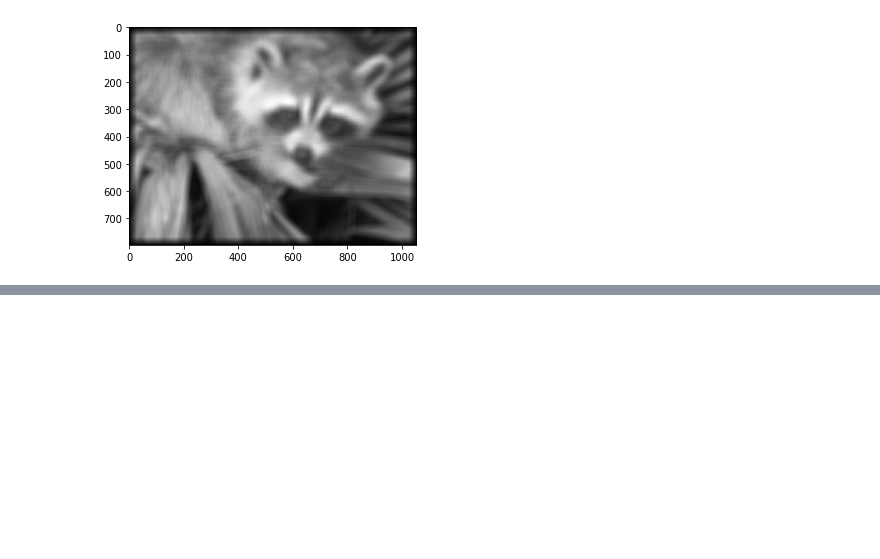
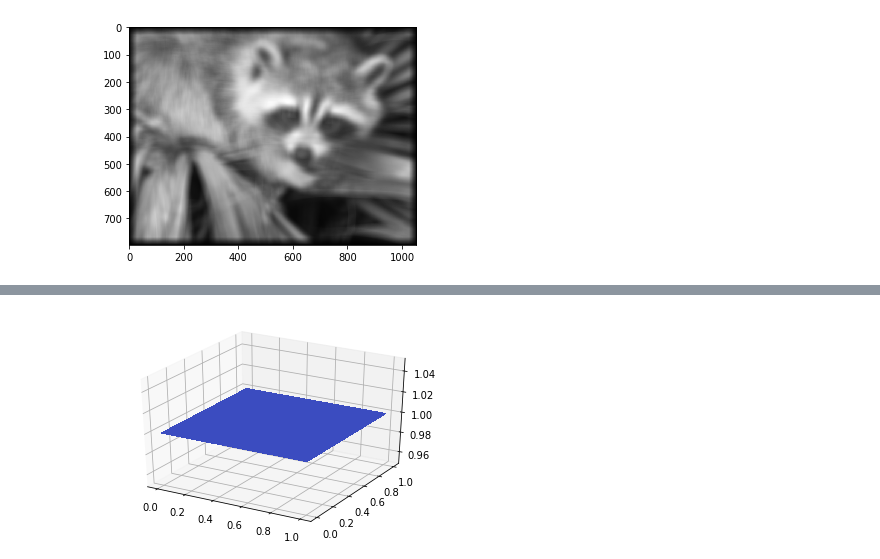
Before and after one commit to mlamoureux/Math502w19, a Jupyter notebook: Lecture18_Mar21.ipynb, the cells around one changed output, grey strips where cells are left out. Cells and saved outputs as stored; diff of their text form; code cells hidden in the pictures; blank space fills up the shorter version.

```diff
--- a/Lecture18_Mar21.ipynb
+++ b/Lecture18_Mar21.ipynb
@@ -221,11 +178,0 @@ plot(t,real(ahat(t)),t,imag(ahat(t)));
-# %%
-a = array([1,0,0,0,0,0,0,0,0,0,1]) # Two non-zero entries, separated by zeros
-
-def ahat(theta):
-    sum = 0
-    for k in range(len(a)):
-        sum = sum + a[k]*exp(2*pi*1j*theta*k)
-    return sum
-
-t = linspace(0,1,100)
-plot(t,real(ahat(t)),t,imag(ahat(t)));
@@ -234,11 +178,0 @@ plot(t,real(ahat(t)),t,imag(ahat(t)));
-# %%
-a = array([1,1,1,1,1,1,1,1,1,1,1,1,1,1,1,1,1,1])  ## A bunch of ones
-
-def ahat(theta):
-    sum = 0
-    for k in range(len(a)):
-        sum = sum + a[k]*exp(2*pi*1j*theta*k)
-    return sum
-
-t = linspace(0,1,100)
-plot(t,real(ahat(t)),t,imag(ahat(t)));
@@ -882,0 +327,25 @@ a
+# %%
+a = array([[1,0,0,0,0],[0,0,0,0,0],[0,0,0,0,0]])  # a delta pulse. A single one
+
+t1 = linspace(0,1,20);
+t2 = linspace(0,1,20)
+T1,T2 = meshgrid(t1,t2)
+Z = exp(-(X**2 + Y**2))
+ax.plot_wireframe(X,Y,Z);
+
+def ahat(theta1,theta2):
+    sum = 0
+    max_i = shape(a)[0]
+    max_j = shape(a)[1]
+    for i in range(max_i):
+        for j in range(max_j):
+            sum = sum + a[i,j]*exp(1j*tau*theta1*i)*exp(1j*tau*theta2*j)
+    return sum
+
+fig = figure()
+ax = fig.gca(projection='3d')
+
+ax.plot_surface(T1, T2, real(ahat(T1,T2)), cmap=cm.coolwarm,
+                       linewidth=0, antialiased=False);
+# %% [output]
+[figure, added]
```
Also changed, not shown: parts of 128 cells of this notebook.
